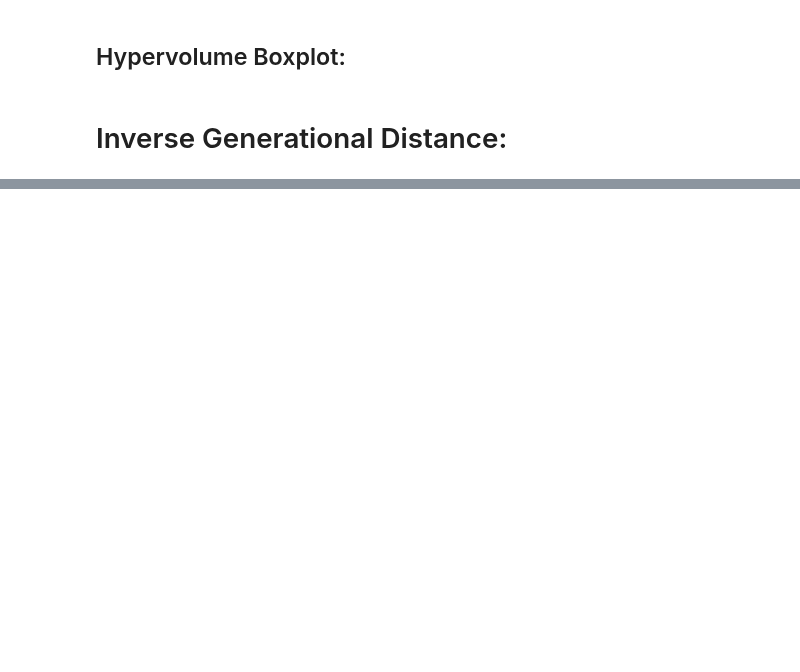
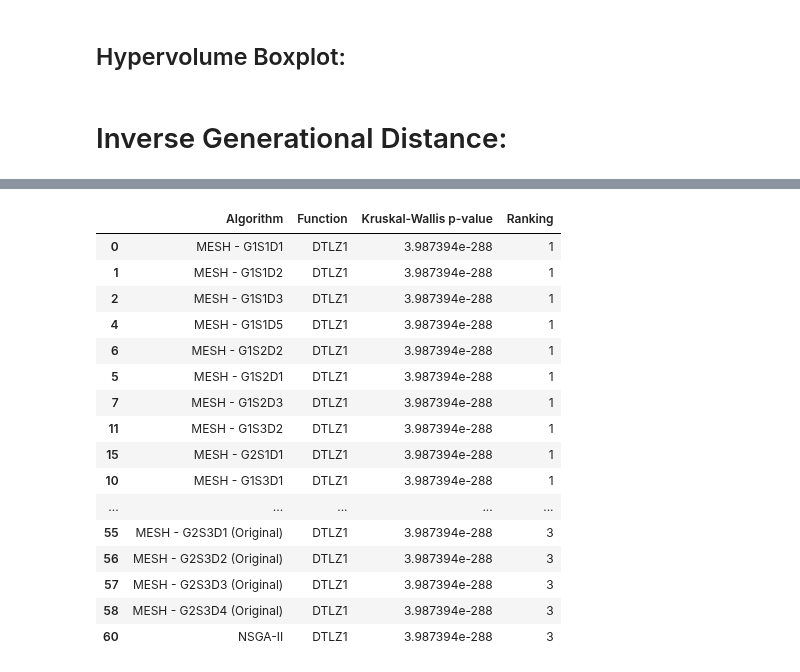
Before and after one commit to LeoVAF/Mesh-python, a Jupyter notebook: scripts/notebooks/metrics.ipynb, the cells around one changed output, grey strips where cells are left out. Drawn from its saved outputs; the diff is of its cells as text; code cells hidden in the pictures; blank space fills up the shorter version.

```diff
--- a/scripts/notebooks/metrics.ipynb
+++ b/scripts/notebooks/metrics.ipynb
@@ -176,7 +195,7 @@ plt.show()
 #################### CUSTOMIZABLE ####################
 
 # Experiment configuration
-experiment = 'zdt1'
+experiment_name = 'zdt1'
 objective_dim = 2
 position_dim = 10
 wfg_k = 6
@@ -193,7 +212,7 @@ insert_old_mesh = True
 ######################################################
 
 # Create the hypervolume indicator
-indicator = IGD(get_pareto(experiment, n_pareto_density, position_dim, objective_dim, wfg_k))
+indicator = IGD(get_pareto(experiment_name, n_pareto_density, position_dim, objective_dim, wfg_k))
 # %%
 # List of file tuples
 file_tuple_mesh = []
@@ -311,0 +397,83 @@ df_statistic
+# %%
+# List of file tuples
+file_tuple_mesh = []
+file_tuple_old_mesh = []
+file_tuple_nsga2 = []
+
+# Name of chosen files
+file_tuple_mesh = [
+        (f"MESH_G{i+1}S{j+1}D{k+1}_{experiment_name}_{objective_dim}_{position_dim}.pkl", 'MESH - ' + f'G{i+1}S{j+1}D{k+1}', experiment_name)
+        for i in choose_global_best_attribution_type
+        for j in choose_Xr_pool_type
+        for k in choose_DE_mutation_type
+    ]
+
+# Name of other files
+if insert_old_mesh:
+	file_tuple_old_mesh = [(f"OLD_MESH_G{i+1}S{j+1}D{k+1}_{experiment_name}_{objective_dim}_{position_dim}.pkl", 'MESH - ' + f'G{i+1}S{j+1}D{k+1} (Original)', experiment_name)
+						for i in choose_global_best_attribution_type
+						for j in choose_Xr_pool_type
+						for k in choose_DE_mutation_type
+                        if os.path.exists(f"../results/OLD_MESH_G{i+1}S{j+1}D{k+1}_{experiment_name}_{objective_dim}_{position_dim}.pkl")
+					]
+if insert_nsga2:
+  file_tuple_nsga2 = [(f'NSGA2_{experiment_name}_{objective_dim}_{position_dim}.pkl', 'NSGA-II', experiment_name)]
+
+file_tuple = file_tuple_mesh + file_tuple_old_mesh + file_tuple_nsga2
+
+# Take the results
+results_mesh_hv = []
+results_old_mesh_hv = []
+results_nsga2_hv = []
+
+# Load the results from the files
+for file_name, _, _ in file_tuple_mesh:
+	with open("../results/" + file_name, "rb") as f:
+		results_mesh_hv.append(pickle.load(f))
+for file_name, _, _ in file_tuple_old_mesh:
+	with open("../results/" + file_name, "rb") as f:
+		results_old_mesh_hv.append(pickle.load(f))
+for file_name, _, _ in file_tuple_nsga2:
+	with open("../results/" + file_name, "rb") as f:
+		results_nsga2_hv.append(pickle.load(f))
+results = results_mesh_hv + results_old_mesh_hv + results_nsga2_hv
+
+# Create the pandas DataFrame columns
+columns = ['Algorithm', 'Function', 'Kruskal-Wallis p-value', 'Ranking']
+
+
+hv_values = [[indicator(results[i][j+1]["F"]) for j in range(len(results[i])-1)] for i in range(len(results))]
+
+# Store the datas
+test_hv_dict = rank_configurations(hv_values, alpha_hv)
+data = [[
+		alg_name,
+		func_name.upper(),
+		test_hv_dict['kruskal_pvalue'],
+		# test_hv_dict['posthoc_pvalues'][i],
+		test_hv_dict['ranking'][i]
+		]
+		for i, (_, alg_name, func_name) in enumerate(file_tuple)
+	]
+
+df = pd.DataFrame(data, columns=columns)
+with pd.option_context('display.max_rows', None, 'display.max_columns', None, 'display.width', 1000):
+	display(df.sort_values(by=['Ranking'], ascending=True))
+# %% [output]
+|  | Algorithm | Function | Kruskal-Wallis p-value | Ranking |
+| 0 | MESH - G1S1D1 | DTLZ1 | 3.987394e-288 | 1 |
+| 1 | MESH - G1S1D2 | DTLZ1 | 3.987394e-288 | 1 |
+| 2 | MESH - G1S1D3 | DTLZ1 | 3.987394e-288 | 1 |
+| 4 | MESH - G1S1D5 | DTLZ1 | 3.987394e-288 | 1 |
+| 6 | MESH - G1S2D2 | DTLZ1 | 3.987394e-288 | 1 |
+| 5 | MESH - G1S2D1 | DTLZ1 | 3.987394e-288 | 1 |
+| 7 | MESH - G1S2D3 | DTLZ1 | 3.987394e-288 | 1 |
+| 11 | MESH - G1S3D2 | DTLZ1 | 3.987394e-288 | 1 |
+| 15 | MESH - G2S1D1 | DTLZ1 | 3.987394e-288 | 1 |
+| 10 | MESH - G1S3D1 | DTLZ1 | 3.987394e-288 | 1 |
+| ... | ... | ... | ... | ... |
+| 55 | MESH - G2S3D1 (Original) | DTLZ1 | 3.987394e-288 | 3 |
+| 56 | MESH - G2S3D2 (Original) | DTLZ1 | 3.987394e-288 | 3 |
+| 57 | MESH - G2S3D3 (Original) | DTLZ1 | 3.987394e-288 | 3 |
+| 58 | MESH - G2S3D4 (Original) | DTLZ1 | 3.987394e-288 | 3 |
+| 60 | NSGA-II | DTLZ1 | 3.987394e-288 | 3 |
```
Also changed, not shown: parts of 11 cells of this notebook, 3 other files.
